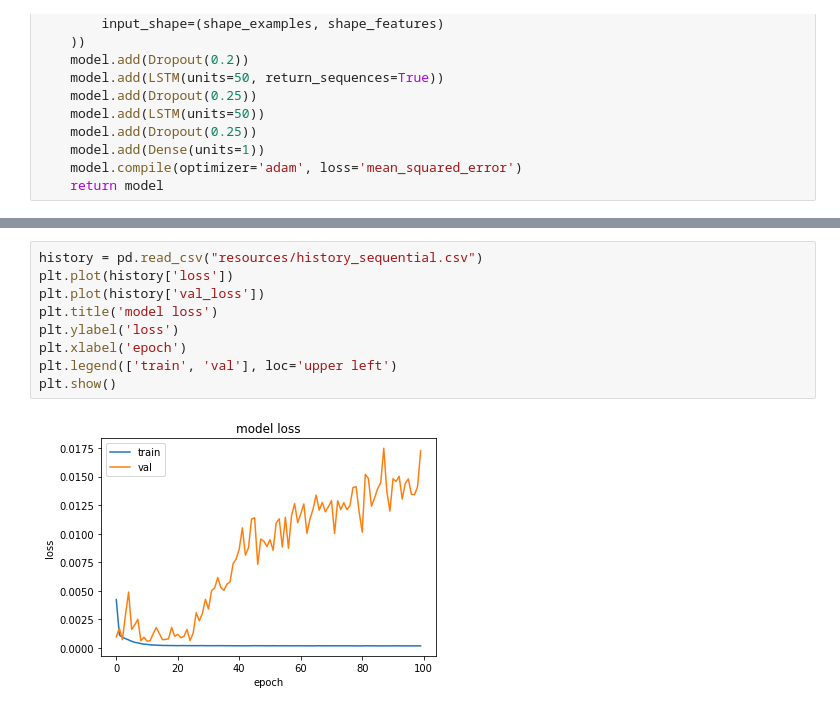
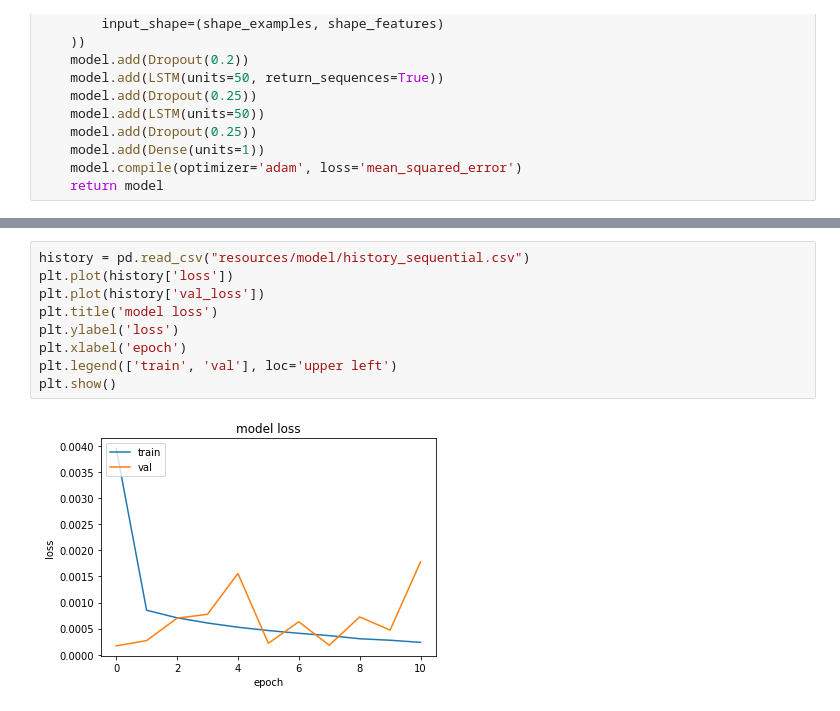
Before and after one commit to JhonSanz/lstm_price_close_prediction, a Jupyter notebook: jupyter_lstm.ipynb, the cells around one changed output, grey strips where cells are left out. Cells and saved outputs as stored; diff of their text form.

```diff
--- a/jupyter_lstm.ipynb
+++ b/jupyter_lstm.ipynb
@@ -156,14 +192,14 @@ Model loaded successfully
 # %%
-history = pd.read_csv("resources/history_sequential.csv")
+history = pd.read_csv("resources/model/history_sequential.csv")
 plt.plot(history['loss'])
 plt.plot(history['val_loss'])
 plt.title('model loss')
 plt.ylabel('loss')
 plt.xlabel('epoch')
 plt.legend(['train', 'val'], loc='upper left')
 plt.show()
 # %% [output]
-[figure, old version]
+[figure, new version]
 # %%
 train_acc = model.evaluate(x_train, y_train, verbose=0)
 train_acc
```
Also changed, not shown: parts of 11 cells of this notebook, 1 other file.
